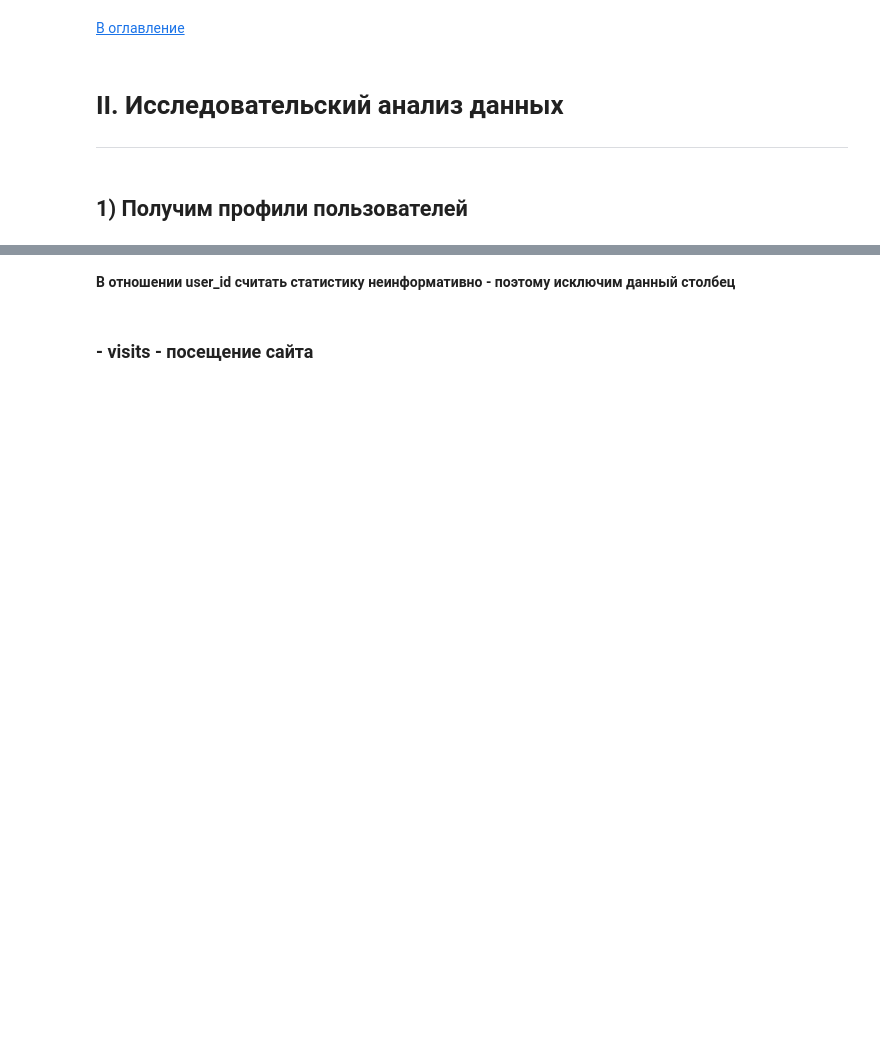
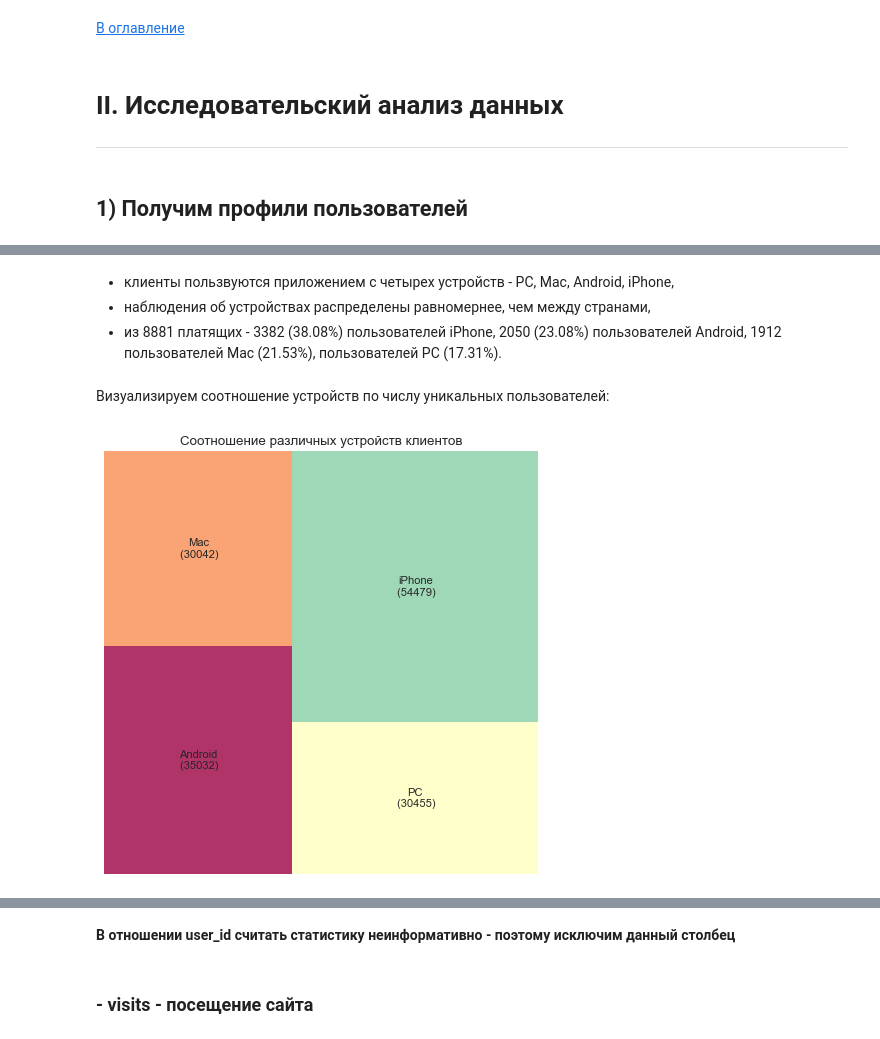
Before and after one commit to ikazman/practicum_da_projects, a Jupyter notebook: marketing_analysis/maketing_analysis-refactoring.ipynb, the cells around one changed output, grey strips where cells are left out. Saved outputs shown, nothing was run; the diff lists cells and outputs as text; code cells hidden in the pictures; blank space fills up the shorter version.

```diff
--- a/marketing_analysis/maketing_analysis-refactoring.ipynb
+++ b/marketing_analysis/maketing_analysis-refactoring.ipynb
@@ -216,0 +306,10 @@ print(duplicated_sum)
+# %% [markdown]
+- клиенты пользвуются приложением с четырех устройств - PC, Mac, Android, iPhone,
+- наблюдения об устройствах распределены равномернее, чем между странами,
+- из 8881 платящих - 3382 (38.08%) пользователей iPhone, 2050 (23.08%) пользователей Android, 1912 пользователей Mac (21.53%), пользователей PC (17.31%).
+# %% [markdown]
+Визуализируем соотношение устройств по числу уникальных пользователей:
+# %%
+calc.square_plot(profiles, 'device', title='Соотношение различных устройств клиентов')
+# %% [output]
+[figure, added]
```
Also changed, not shown: parts of 23 cells of this notebook, 1 other file.
